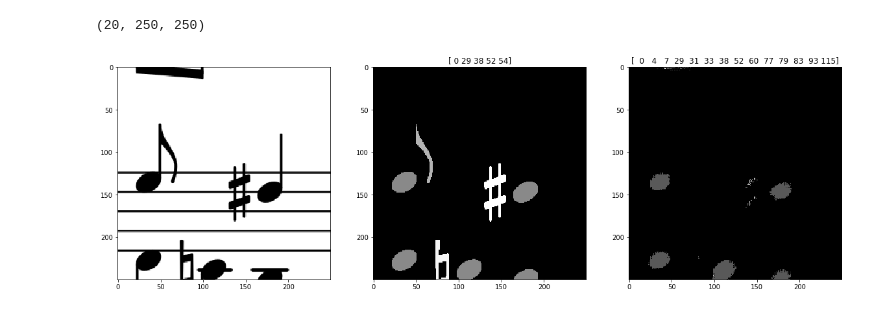
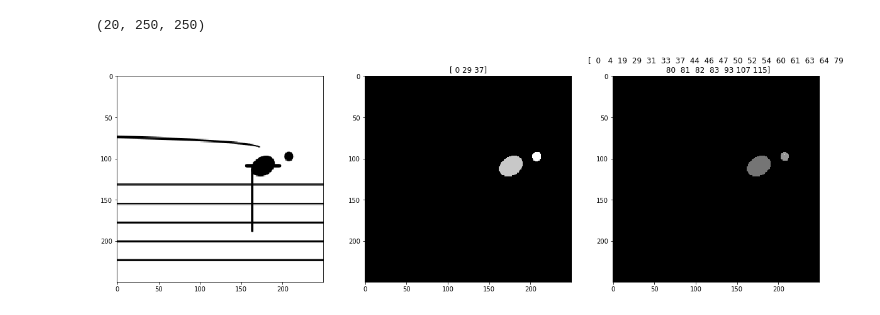
Before and after one commit to mjenrungrot/NoteheadDetectorFCN, a Jupyter notebook: sheet_id/notebooks/train.ipynb, the cells around one changed output. Saved outputs shown, nothing was run; the diff lists cells and outputs as text; code cells hidden in the pictures.

Commit message:
add save/load weights

```diff
--- a/sheet_id/notebooks/train.ipynb
+++ b/sheet_id/notebooks/train.ipynb
@@ -38,7 +38,7 @@ params = {'dim': (250,250),
 training_generator = DataGenerator(train_partition, **params)
 validation_generator = DataGenerator(validation_partition, **params)
 # %%
-history = model.fit_generator(generator=training_generator, epochs=20,
+history = model.fit_generator(generator=training_generator, epochs=200,
                               validation_data=validation_generator,
                               use_multiprocessing=True, workers=10,
                               callbacks=callbacks,
@@ -64,3 +66,5 @@ Epoch 20/20
+# %%
+model.load_weights('../checkpoints/working_fcn.h5')
 # %% [markdown]
 # Visualization
 # %%
@@ -77,16 +81,16 @@ prediction.shape
 # %% [output]
 (20, 250, 250)
 # %%
-img_id = 2
+img_id = 12
 plt.figure(figsize=(20,20))
 plt.subplot(1,3,1)
 plt.imshow(example_img[img_id,:,:,0], cmap='gray')
 plt.subplot(1,3,2)
 plt.imshow(example_annotation[img_id,:,:,0], cmap='gray')
 plt.title(np.unique(example_annotation[img_id,:,:,0]))
 plt.subplot(1,3,3)
 plt.imshow(prediction[img_id,:,:], cmap='gray')
 plt.title(np.unique(prediction))
 plt.show()
 # %% [output]
-[figure, old version]
+[figure, new version]
```
Also changed, not shown: parts of 4 cells of this notebook.
